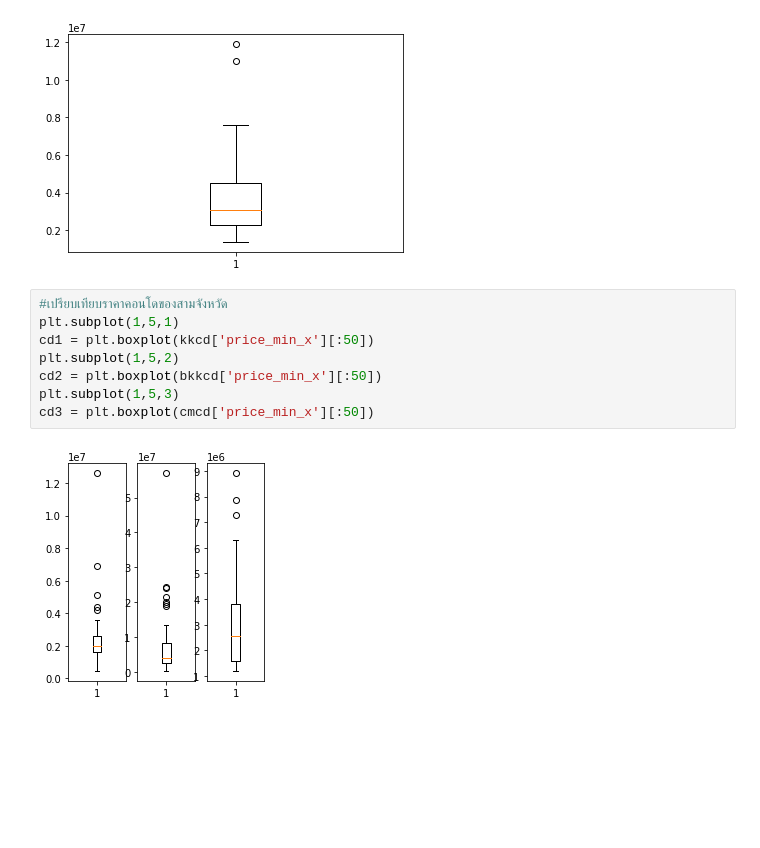
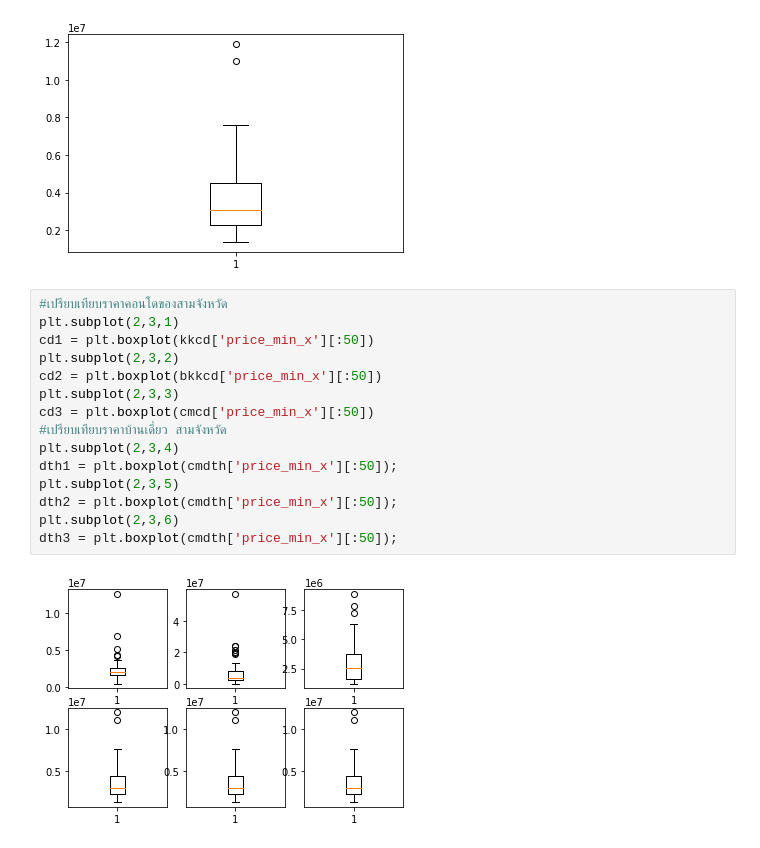
Before and after one commit to sucheerarighthere/BasicProg_DataViz65, a Jupyter notebook: DataViz02_Data_Distribution_.ipynb, the cells around one changed output. Drawn from its saved outputs; the diff is of its cells as text; blank space fills up the shorter version.

```diff
--- a/DataViz02_Data_Distribution_.ipynb
+++ b/DataViz02_Data_Distribution_.ipynb
@@ -608,11 +608,18 @@ dth3 = plt.boxplot(cmdth['price_min_x'][:50]);
 [figure]
 # %%
 #เปรียบเทียบราคาคอนโดของสามจังหวัด
-plt.subplot(1,5,1)
+plt.subplot(2,3,1)
 cd1 = plt.boxplot(kkcd['price_min_x'][:50])
-plt.subplot(1,5,2)
+plt.subplot(2,3,2)
 cd2 = plt.boxplot(bkkcd['price_min_x'][:50])
-plt.subplot(1,5,3)
+plt.subplot(2,3,3)
 cd3 = plt.boxplot(cmcd['price_min_x'][:50])
+#เปรียบเทียบราคาบ้านเดี่ยว สามจังหวัด
+plt.subplot(2,3,4)
+dth1 = plt.boxplot(cmdth['price_min_x'][:50]);
+plt.subplot(2,3,5)
+dth2 = plt.boxplot(cmdth['price_min_x'][:50]);
+plt.subplot(2,3,6)
+dth3 = plt.boxplot(cmdth['price_min_x'][:50]);
 # %% [output]
-[figure, old version]
+[figure, new version]
```
Also changed, not shown: parts of 1 cell of this notebook.
